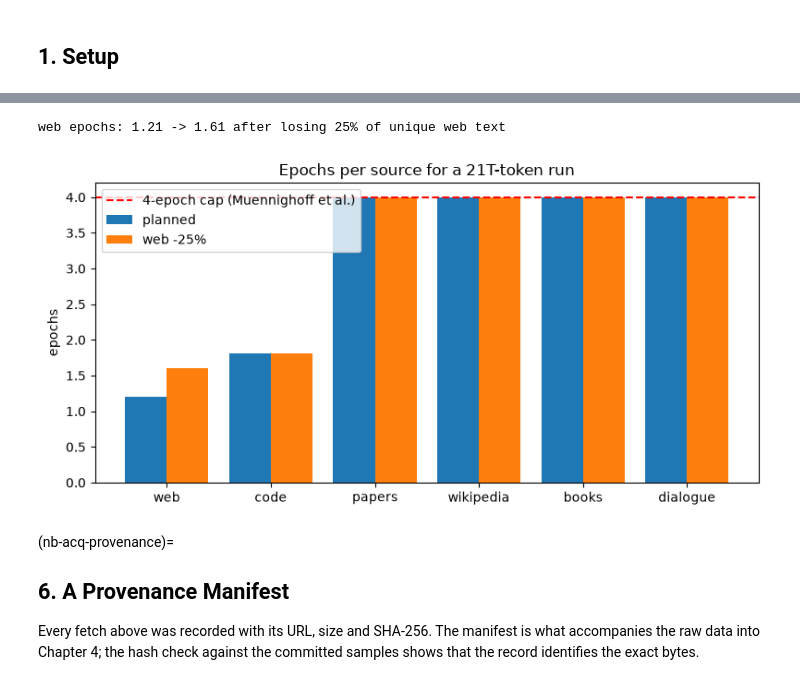
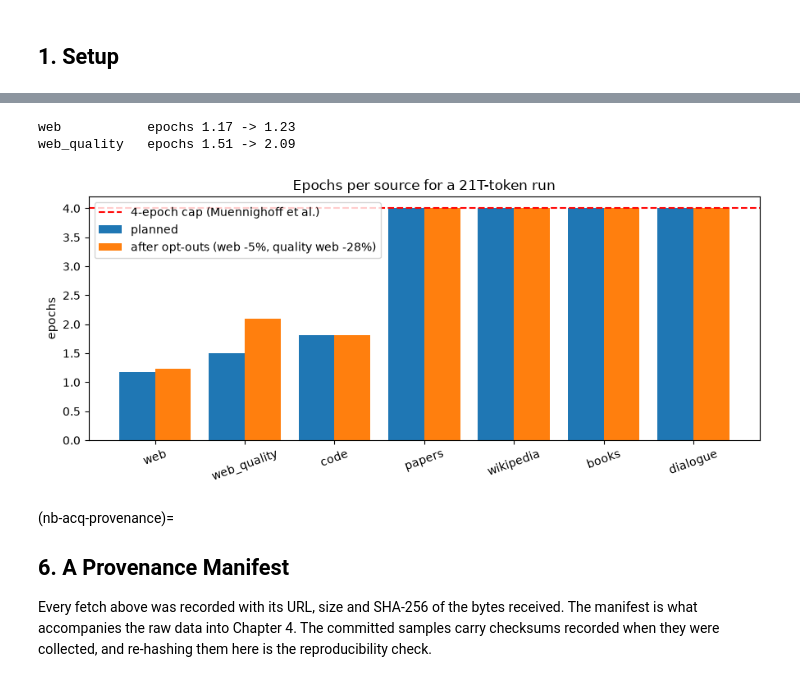
Before and after one commit to Beaker12/llmatlas, a Jupyter notebook: chapters/03-data-acquisition/examples/data_acquisition_demo.ipynb, the cells around one changed output, grey strips where cells are left out. Cells and saved outputs as stored; diff of their text form; code cells hidden in the pictures.

```diff
--- a/chapters/03-data-acquisition/examples/data_acquisition_demo.ipynb
+++ b/chapters/03-data-acquisition/examples/data_acquisition_demo.ipynb
@@ -246,7 +298,9 @@ for name, (dataset, config, n) in SOURCES.items():
     if data is None:
         data = json.loads((DATA / f"hf_{name}.json").read_text())["rows"]
     for r in data:
-        r["text"] = r["text"][:1200]       # same truncation as the committed samples
+        r.setdefault("full_words", len(r["text"].split()))   # live rows carry the full text
+        r.setdefault("full_chars", len(r["text"]))
+        r["text"] = r["text"][:1200]
     samples[name] = data
     assert len(data) == n, (name, len(data))
 
@@ -261,13 +315,19 @@ live:     https://datasets-server.huggingface.co/rows?dataset=HuggingFaceFW/fine
 # %%
 def stats(rows):
-    words = [len(r["text"].split()) for r in rows]
-    ttr = [len(set(r["text"].lower().split())) / max(1, len(r["text"].split())) for r in rows]
-    return {"docs": len(rows), "median_words": float(np.median(words)), "type_token_ratio": float(np.mean(ttr))}
+    words = np.array([r["full_words"] for r in rows])
+    return {"docs": len(rows), "median_words": float(np.median(words)), "p90_words": float(np.percentile(words, 90))}
 
-print(f"{'source':14}{'docs':>6}{'median words':>14}{'TTR':>8}")
+print(f"{'source':14}{'docs':>6}{'median words':>14}{'p90 words':>11}")
+summary = {}
 for name, rows in samples.items():
-    s = stats(rows)
-    print(f"{name:14}{s['docs']:>6}{s['median_words']:>14.0f}{s['type_token_ratio']:>8.2f}")
+    summary[name] = stats(rows)
+    s = summary[name]
+    print(f"{name:14}{s['docs']:>6}{s['median_words']:>14.0f}{s['p90_words']:>11.0f}")
+
+# Wikipedia articles are an order of magnitude longer than web pages; C4's line-level filter
+# (keep only lines ending in terminal punctuation) makes its documents shorter than FineWeb's.
+assert summary["wikipedia"]["median_words"] > 5 * summary["c4"]["median_words"]
+assert summary["fineweb"]["median_words"] > summary["c4"]["median_words"]
 
 # FineWeb keeps pages with a fastText English score of at least 0.65; the field is in every row.
 scores = [r["language_score"] for r in samples["fineweb"]]
@@ -280,11 +340,12 @@ edu = [r["int_score"] for r in samples["fineweb_edu"]]
 print("\nFineWeb-Edu int_score distribution:", dict(sorted(Counter(edu).items())))
 assert min(edu) >= 3, "FineWeb-Edu keeps score >= 3"
 
-# Domains: how concentrated is each web source on a handful of hosts?
+# Domain concentration: share of documents from the five most common hosts
 def top_domains(rows, k=5):
     hosts = Counter(urlparse(r["url"]).netloc.removeprefix("www.") for r in rows if r.get("url"))
     return hosts.most_common(k)
 
 for name in ("fineweb", "fineweb_edu", "c4", "fineweb2_fra"):
-    print(f"{name:14}", top_domains(samples[name]))
+    top = top_domains(samples[name])
+    print(f"{name:14} top-5 hosts hold {sum(c for _, c in top)}/{len(samples[name])} docs: {[h for h, _ in top][:3]} ...")
 # %% [output]
@@ -375,24 +440,29 @@ dialogue     0.010     0.20T    4.00
 # %%
-# The consent study: ~25% of the highest-quality web tokens became off limits within a year.
-shrunk = dict(sources); shrunk["web"] = (sources["web"][0] * 0.75, sources["web"][1])
+# Consent in Crisis (Longpre et al., 2024): within a year, robots.txt restrictions removed >5% of all
+# C4 tokens and >28% of the tokens from the most actively maintained, highest-quality domains.
+shrunk = dict(sources)
+shrunk["web"] = (sources["web"][0] * 0.95, sources["web"][1])
+shrunk["web_quality"] = (sources["web_quality"][0] * 0.72, sources["web_quality"][1])
 plan_shrunk = plan_mixture(D, shrunk)
-print(f"web epochs: {plan['web'][2]:.2f} -> {plan_shrunk['web'][2]:.2f} after losing 25% of unique web text")
-assert plan_shrunk["web"][2] > plan["web"][2]
+for s in ("web", "web_quality"):
+    print(f"{s:13} epochs {plan[s][2]:.2f} -> {plan_shrunk[s][2]:.2f}")
+assert plan_shrunk["web_quality"][2] > plan["web_quality"][2] and plan_shrunk["web"][2] > plan["web"][2]
 
-fig, ax = plt.subplots(figsize=(8, 4))
+fig, ax = plt.subplots(figsize=(9, 4))
 names = list(sources)
 ax.bar([i - 0.2 for i in range(len(names))], [plan[s][2] for s in names], 0.4, label="planned")
-ax.bar([i + 0.2 for i in range(len(names))], [plan_shrunk[s][2] for s in names], 0.4, label="web -25%")
+ax.bar([i + 0.2 for i in range(len(names))], [plan_shrunk[s][2] for s in names], 0.4, label="after opt-outs (web -5%, quality web -28%)")
 ax.axhline(4, color="r", ls="--", label="4-epoch cap (Muennighoff et al.)")
-ax.set_xticks(range(len(names))); ax.set_xticklabels(names); ax.set_ylabel("epochs"); ax.legend()
+ax.set_xticks(range(len(names))); ax.set_xticklabels(names, rotation=20); ax.set_ylabel("epochs"); ax.legend()
 ax.set_title(f"Epochs per source for a {D/1e12:.0f}T-token run")
 plt.tight_layout(); plt.show()
 # %% [output]
-web epochs: 1.21 -> 1.61 after losing 25% of unique web text
+web           epochs 1.17 -> 1.23
+web_quality   epochs 1.51 -> 2.09
-[figure, old version]
+[figure, new version]
 # %% [markdown]
 (nb-acq-provenance)=
 ## 6. A Provenance Manifest
 
-Every fetch above was recorded with its URL, size and SHA-256. The manifest is what accompanies the raw data into Chapter 4; the hash check against the committed samples shows that the record identifies the exact bytes.
+Every fetch above was recorded with its URL, size and SHA-256 of the bytes received. The manifest is what accompanies the raw data into Chapter 4. The committed samples carry checksums recorded when they were collected, and re-hashing them here is the reproducibility check.
 # %%
```
Also changed, not shown: parts of 17 cells of this notebook, 12 other files.
